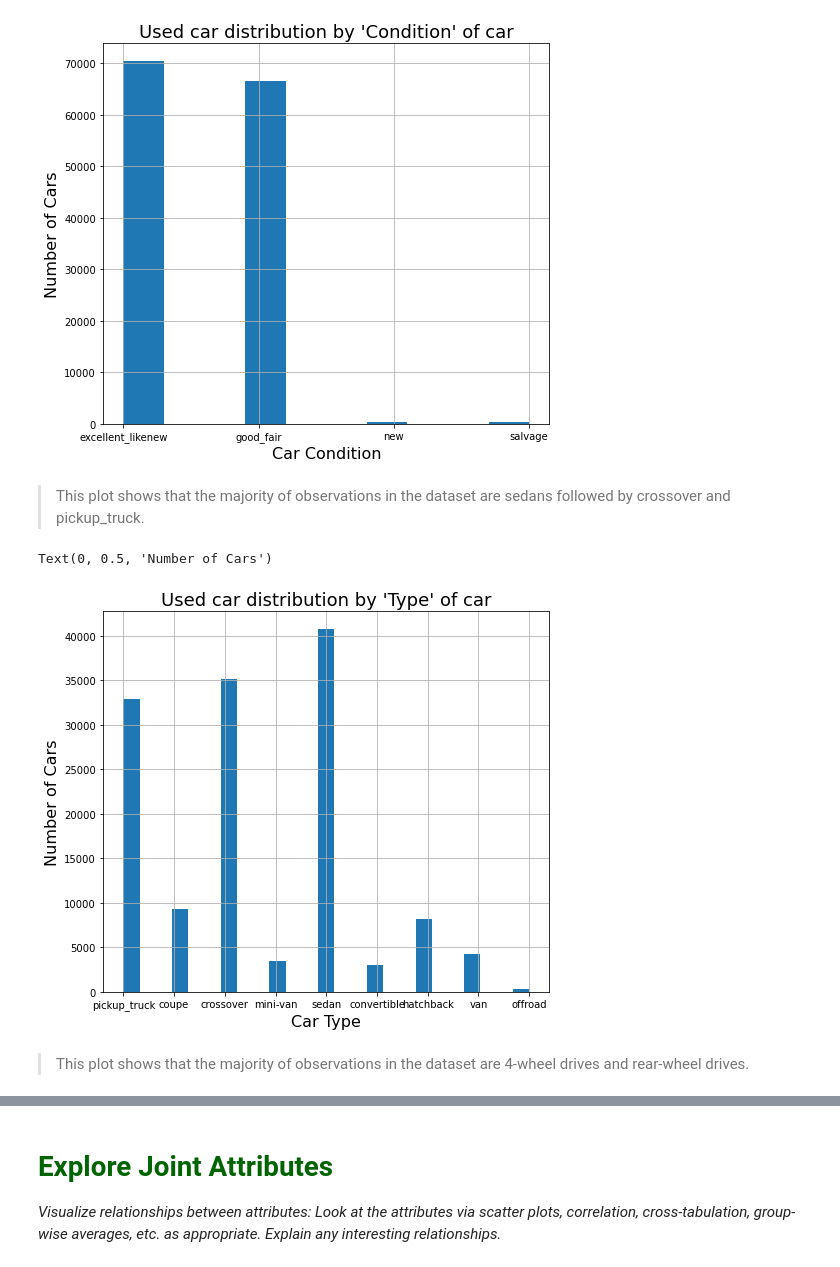
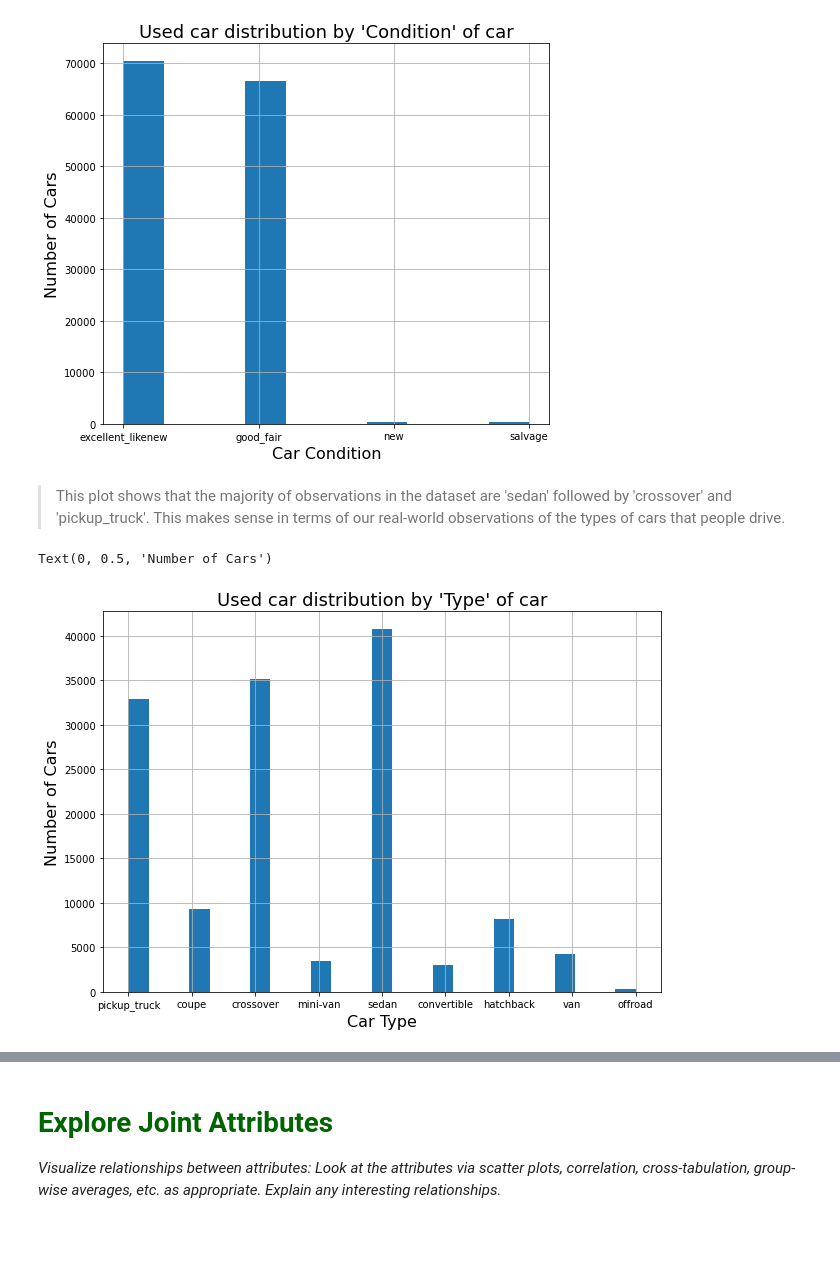
Before and after one commit to RudranilMitra/DS7331_Lab1, a Jupyter notebook: ML - Group Project 1.ipynb, the cells around one changed output, grey strips where cells are left out. Drawn from its saved outputs; the diff is of its cells as text; code cells hidden in the pictures; blank space fills up the shorter version.

```diff
--- a/ML - Group Project 1.ipynb
+++ b/ML - Group Project 1.ipynb
@@ -670,0 +664,7 @@ car_df = car_df.drop(columns=['year'])
+# %%
+#converting the cylinders to an ordered list
+car_df['cylinders'] = car_df['cylinders'] .astype('category')
+
+# Setup the ordering
+car_df['cylinders'].cat.set_categories(
+    new_categories = [2,3,4,5,6,8,10,12], ordered = True, inplace = True)
@@ -837,16 +836,14 @@ plt.ylabel('Number of Cars', fontsize=16)
 Text(0, 0.5, 'Number of Cars')
 [figure]
 # %% [markdown]
-<blockquote>This plot shows that the majority of observations in the dataset are sedans followed by crossover and pickup_truck.
+<blockquote>This plot shows that the majority of observations in the dataset are 'sedan' followed by 'crossover' and 'pickup_truck'.  This makes sense in terms of our real-world observations of the types of cars that people drive.
 # %%
 #Plot Used cars distribution in by car type
-plt.subplots(figsize = (8,7))
+plt.subplots(figsize = (10,7))
 car_df['type_new'].hist(bins=25)
 plt.title("Used car distribution by 'Type' of car", fontsize=18)
 plt.xlabel('Car Type', fontsize=16)
 plt.ylabel('Number of Cars', fontsize=16)
 # %% [output]
 Text(0, 0.5, 'Number of Cars')
-[figure, old version]
+[figure, new version]
-# %% [markdown]
-<blockquote>This plot shows that the majority of observations in the dataset are 4-wheel drives and rear-wheel drives.
```
Also changed, not shown: parts of 67 cells of this notebook, 1 other file.
